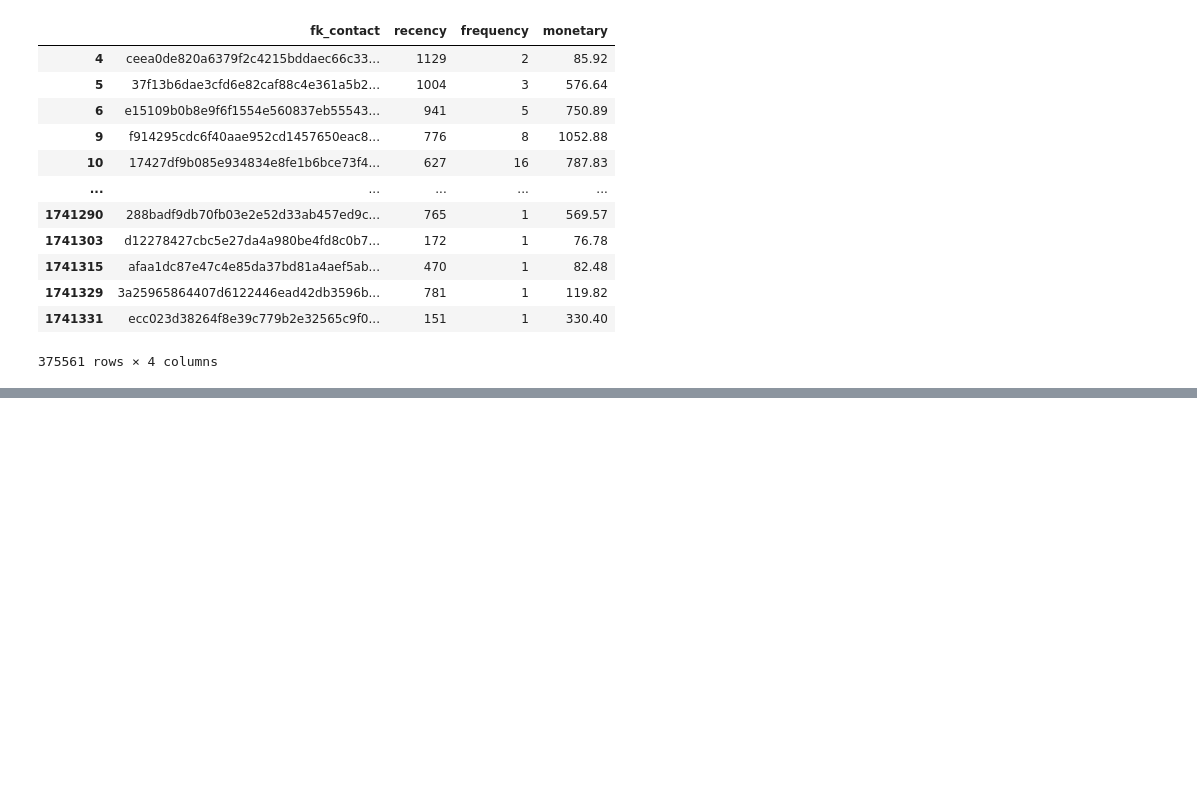
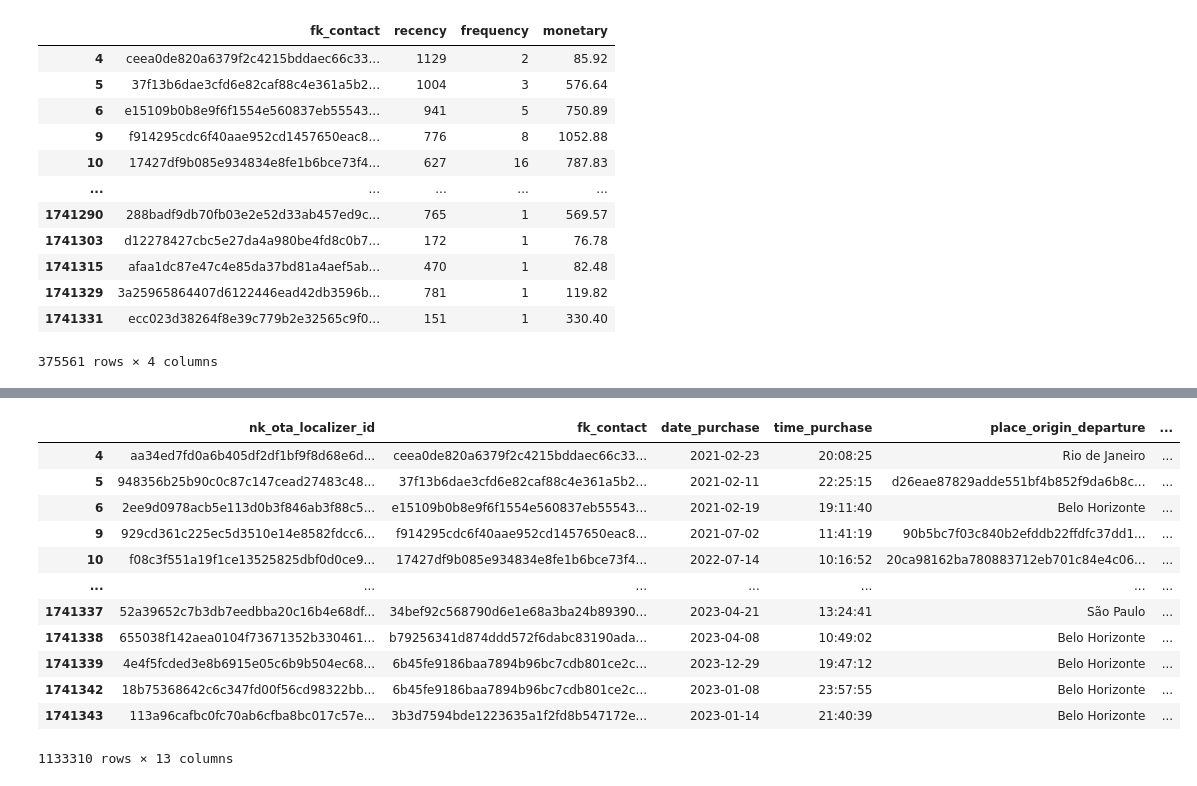
Before and after one commit to PedroHSSoares-Dev/Challenge_ClickBus, a Jupyter notebook: Desafios/desafio1/notebooks/segmentacao.ipynb, the cells around one changed output, grey strips where cells are left out. Drawn from its saved outputs; the diff is of its cells as text; code cells hidden in the pictures; blank space fills up the shorter version.

```diff
--- a/Desafios/desafio1/segmentacao.ipynb
+++ b/Desafios/desafio1/notebooks/segmentacao.ipynb
@@ -270,0 +462,13 @@ print(f"\nMelhor K encontrado: {best_k} com score {best_silhouette:.4f}")
+# %%
+top_10_cidades = {
+    '6b86b273ff34fce19d6b804eff5a3f5747ada4eaa22f1d49c01e52ddb7875b4b':     'São Paulo',
+    '7688b6ef52555962d008fff894223582c484517cea7da49ee67800adc7fc8866':     'Rio de Janeiro',
+    '2fca346db656187102ce806ac732e06a62df0dbb2829e511a770556d398e1a6e':     'Belo Horizonte',
+    '4e07408562bedb8b60ce05c1decfe3ad16b72230967de01f640b7e4729b49fce':     'Curitiba',
+    '81b8a03f97e8787c53fe1a86bda042b6f0de9b0ec9c09357e107c99ba4d6948a':     'Florianópolis',
+    'fbb2a73b0bacf3953186a92029e3e9b130373a9ff1449407e6125b3481f4f0ca':     'Salvador',
+    '4652614c4d8778e57a970722f142d832798c133a14b1232a92ffe26a0e98919e':     'Campinas',
+    '3ada92f28b4ceda38562ebf047c6ff05400d4c572352a1142eedfef67d21e662':     'Recife',
+    'f369cb89fc627e668987007d121ed1eacdc01db9e28f8bb26f358b7d8c4f08ac':     'Ouro Preto',
+    '48449a14a4ff7d79bb7a1b6f3d488eba397c36ef25634c111b49baf362511afc':     'Praia Grande'
+}
@@ -270,0 +484,3 @@ print(f"\nMelhor K encontrado: {best_k} com score {best_silhouette:.4f}")
+# %%
+df_vendas['place_origin_departure'] = df_vendas['place_origin_departure'].replace(top_10_cidades)
+df_vendas['place_origin_departure'].value_counts().head(20)
@@ -270,0 +505,19 @@ print(f"\nMelhor K encontrado: {best_k} com score {best_silhouette:.4f}")
+# %%
+df_vendas['place_destination_departure'] = df_vendas['place_destination_departure'].replace(top_10_cidades)
+df_vendas['place_destination_return'] = df_vendas['place_destination_return'].replace(top_10_cidades)
+df_vendas['place_origin_return'] = df_vendas['place_origin_return'].replace(top_10_cidades)
+df_vendas
+# %% [output]
+|  | nk_ota_localizer_id | fk_contact | date_purchase | time_purchase | place_origin_departure | ... |
+| 4 | aa34ed7fd0a6b405df2df1bf9f8d68e6d... | ceea0de820a6379f2c4215bddaec66c33... | 2021-02-23 | 20:08:25 | Rio de Janeiro | ... |
+| 5 | 948356b25b90c0c87c147cead27483c48... | 37f13b6dae3cfd6e82caf88c4e361a5b2... | 2021-02-11 | 22:25:15 | d26eae87829adde551bf4b852f9da6b8c... | ... |
+| 6 | 2ee9d0978acb5e113d0b3f846ab3f88c5... | e15109b0b8e9f6f1554e560837eb55543... | 2021-02-19 | 19:11:40 | Belo Horizonte | ... |
+| 9 | 929cd361c225ec5d3510e14e8582fdcc6... | f914295cdc6f40aae952cd1457650eac8... | 2021-07-02 | 11:41:19 | 90b5bc7f03c840b2efddb22ffdfc37dd1... | ... |
+| 10 | f08c3f551a19f1ce13525825dbf0d0ce9... | 17427df9b085e934834e8fe1b6bce73f4... | 2022-07-14 | 10:16:52 | 20ca98162ba780883712eb701c84e4c06... | ... |
+| ... | ... | ... | ... | ... | ... | ... |
+| 1741337 | 52a39652c7b3db7eedbba20c16b4e68df... | 34bef92c568790d6e1e68a3ba24b89390... | 2023-04-21 | 13:24:41 | São Paulo | ... |
+| 1741338 | 655038f142aea0104f73671352b330461... | b79256341d874ddd572f6dabc83190ada... | 2023-04-08 | 10:49:02 | Belo Horizonte | ... |
+| 1741339 | 4e4f5fcded3e8b6915e05c6b9b504ec68... | 6b45fe9186baa7894b96bc7cdb801ce2c... | 2023-12-29 | 19:47:12 | Belo Horizonte | ... |
+| 1741342 | 18b75368642c6c347fd00f56cd98322bb... | 6b45fe9186baa7894b96bc7cdb801ce2c... | 2023-01-08 | 23:57:55 | Belo Horizonte | ... |
+| 1741343 | 113a96cafbc0fc70ab6cfba8bc017c57e... | 3b3d7594bde1223635a1f2fd8b547172e... | 2023-01-14 | 21:40:39 | Belo Horizonte | ... |
+1133310 rows × 13 columns
```
Also changed, not shown: parts of 29 cells of this notebook, 1 other file.
